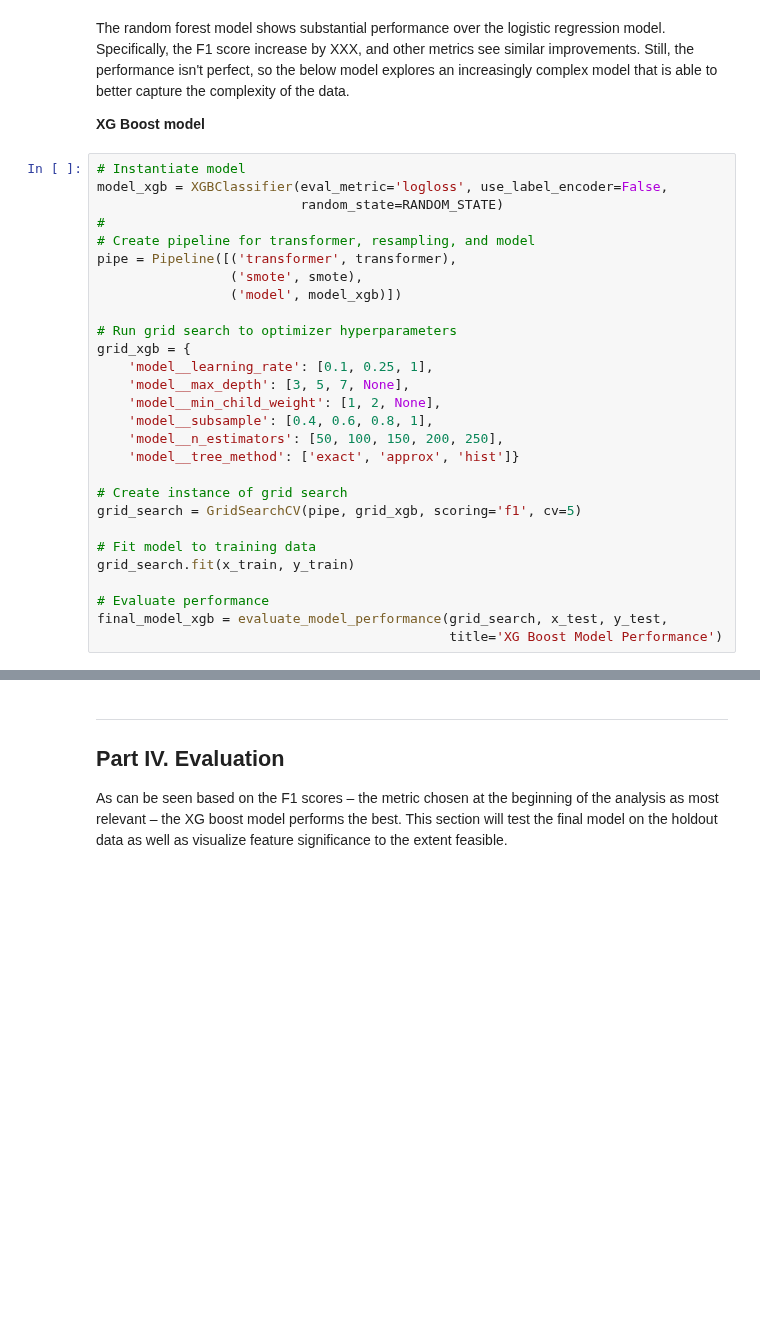
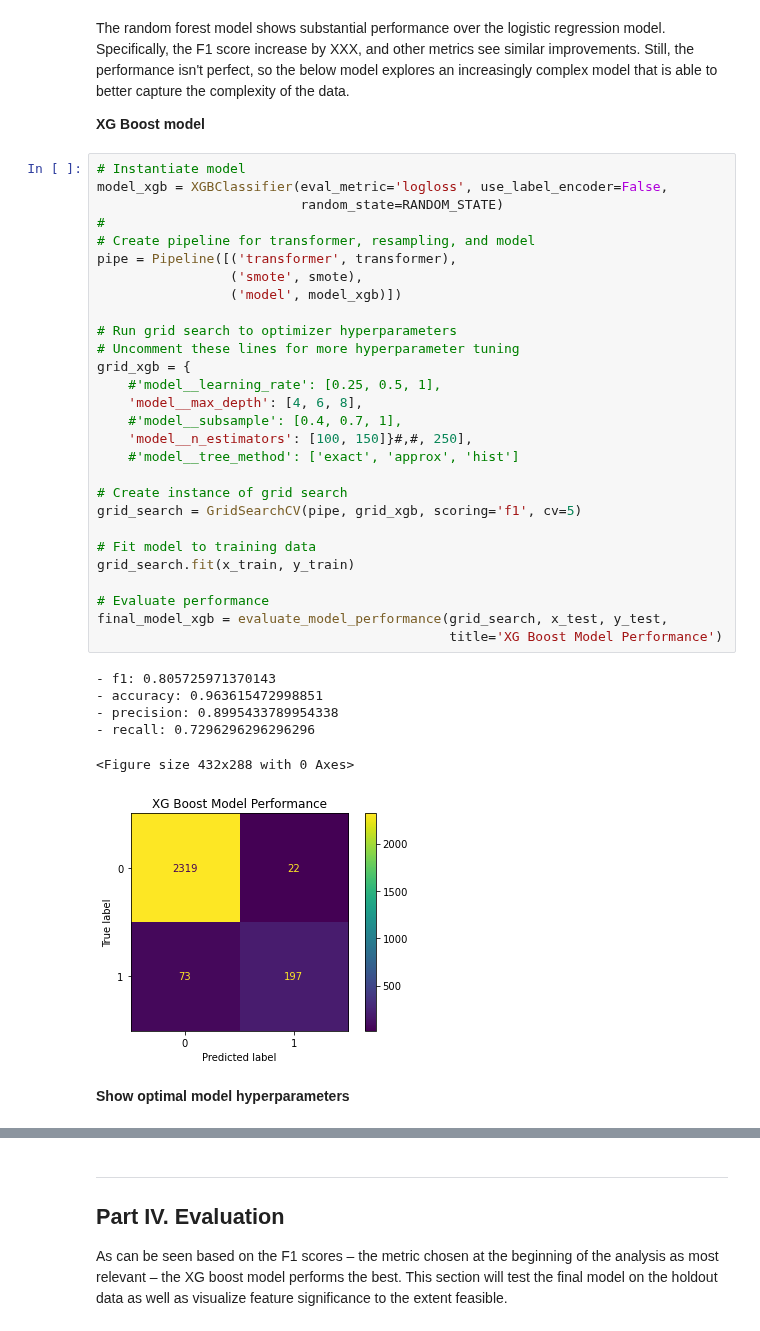
Before and after one commit to sethnlewis/Predicting-Political-Revolutions, a Jupyter notebook: notebooks/FINAL SUMMARY NOTEBOOK.ipynb, the cells around one changed output, grey strips where cells are left out. Cells and saved outputs as stored; diff of their text form; blank space fills up the shorter version.

```diff
--- a/notebooks/FINAL SUMMARY NOTEBOOK.ipynb
+++ b/notebooks/FINAL SUMMARY NOTEBOOK.ipynb
@@ -459,28 +460,37 @@ The random forest model shows substantial performance over the logistic regressi
 # %%
 # Instantiate model
 model_xgb = XGBClassifier(eval_metric='logloss', use_label_encoder=False,
                           random_state=RANDOM_STATE)
 #
 # Create pipeline for transformer, resampling, and model
 pipe = Pipeline([('transformer', transformer),
                  ('smote', smote),
                  ('model', model_xgb)])
 
 # Run grid search to optimizer hyperparameters
+# Uncomment these lines for more hyperparameter tuning
 grid_xgb = {
-    'model__learning_rate': [0.1, 0.25, 1],
-    'model__max_depth': [3, 5, 7, None],
-    'model__min_child_weight': [1, 2, None],
-    'model__subsample': [0.4, 0.6, 0.8, 1],
-    'model__n_estimators': [50, 100, 150, 200, 250],
-    'model__tree_method': ['exact', 'approx', 'hist']}
+    #'model__learning_rate': [0.25, 0.5, 1],
+    'model__max_depth': [4, 6, 8],
+    #'model__subsample': [0.4, 0.7, 1],
+    'model__n_estimators': [100, 150]}#,#, 250],
+    #'model__tree_method': ['exact', 'approx', 'hist']
 
 # Create instance of grid search
 grid_search = GridSearchCV(pipe, grid_xgb, scoring='f1', cv=5)
 
 # Fit model to training data
 grid_search.fit(x_train, y_train)
 
 # Evaluate performance
 final_model_xgb = evaluate_model_performance(grid_search, x_test, y_test,
                                              title='XG Boost Model Performance')
+# %% [output]
+- f1: 0.805725971370143
+- accuracy: 0.963615472998851
+- precision: 0.8995433789954338
+- recall: 0.7296296296296296
+<Figure size 432x288 with 0 Axes>
+[figure, added]
+# %% [markdown]
+**Show optimal model hyperparameters**
```
Also changed, not shown: parts of 11 cells of this notebook, 5 other files.
